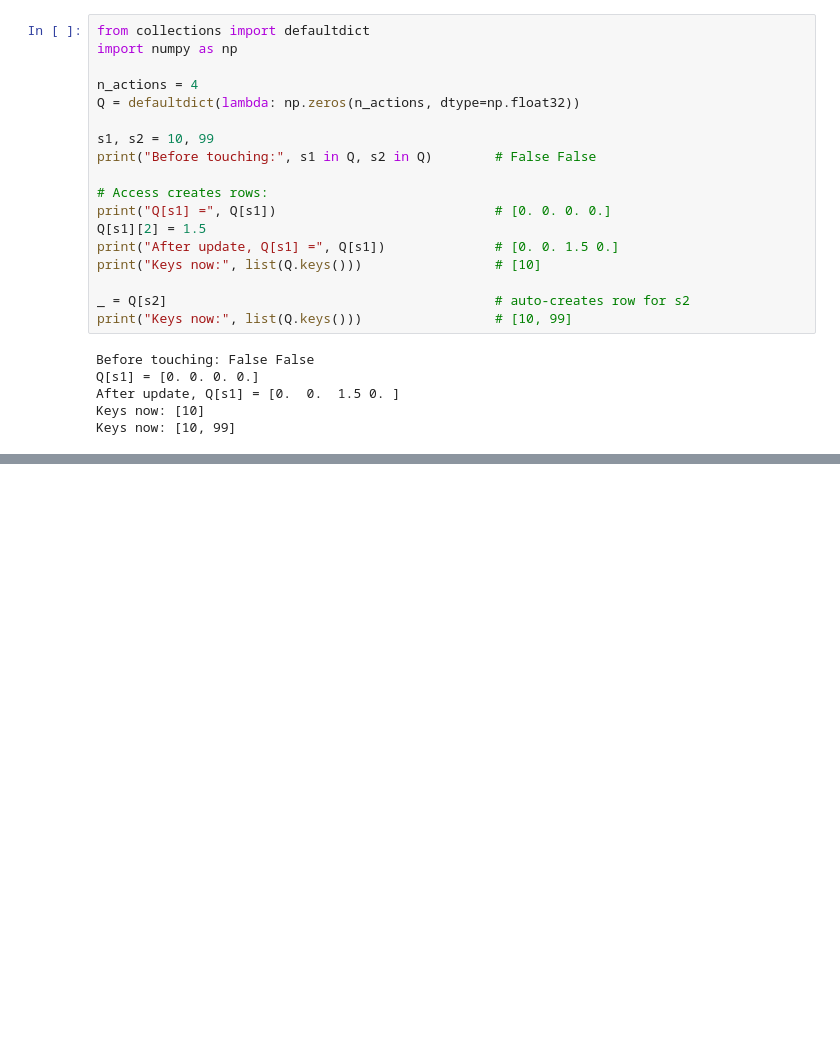
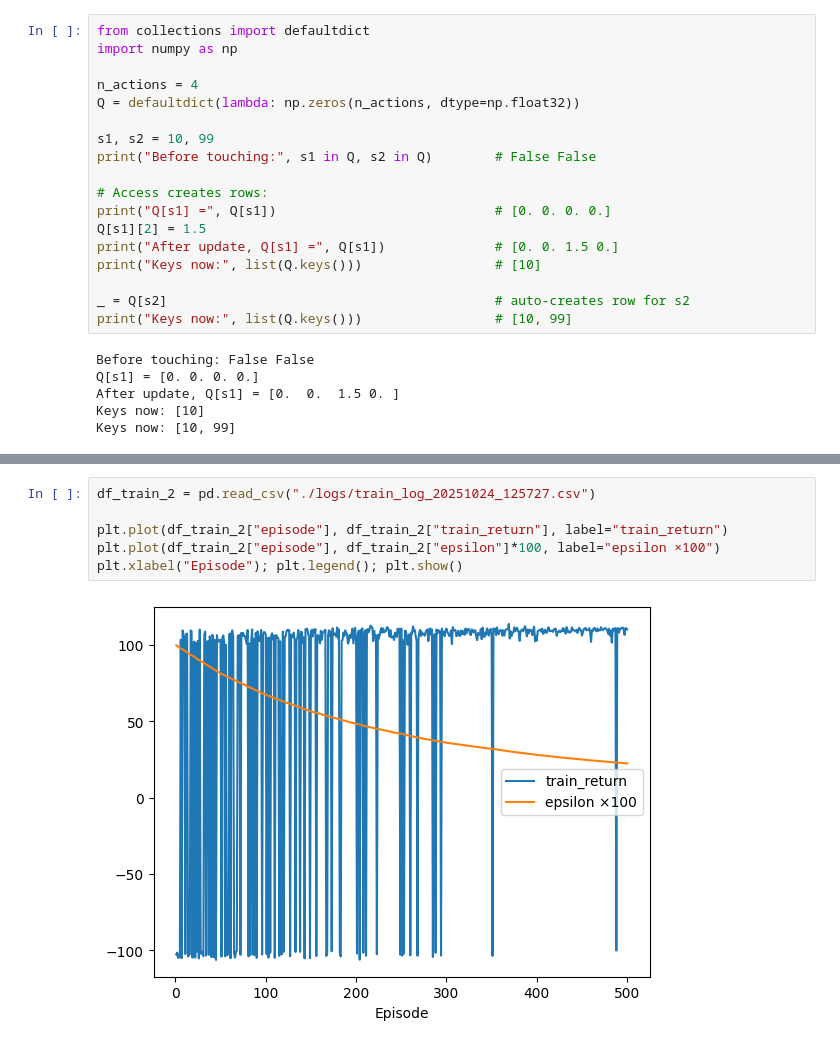
Before and after one commit to mikelpri3/RL_project, a Jupyter notebook: pruebas1.ipynb, the cells around one changed output, grey strips where cells are left out. Saved outputs shown, nothing was run; the diff lists cells and outputs as text; blank space fills up the shorter version.

```diff
--- a/pruebas1.ipynb
+++ b/pruebas1.ipynb
@@ -308,0 +344,8 @@ Keys now: [10, 99]
+# %%
+df_train_2 = pd.read_csv("./logs/train_log_20251024_125727.csv")
+
+plt.plot(df_train_2["episode"], df_train_2["train_return"], label="train_return")
+plt.plot(df_train_2["episode"], df_train_2["epsilon"]*100, label="epsilon ×100")
+plt.xlabel("Episode"); plt.legend(); plt.show()
+# %% [output]
+[figure, added]
```
Also changed, not shown: parts of 2 cells of this notebook, 7 other files.
